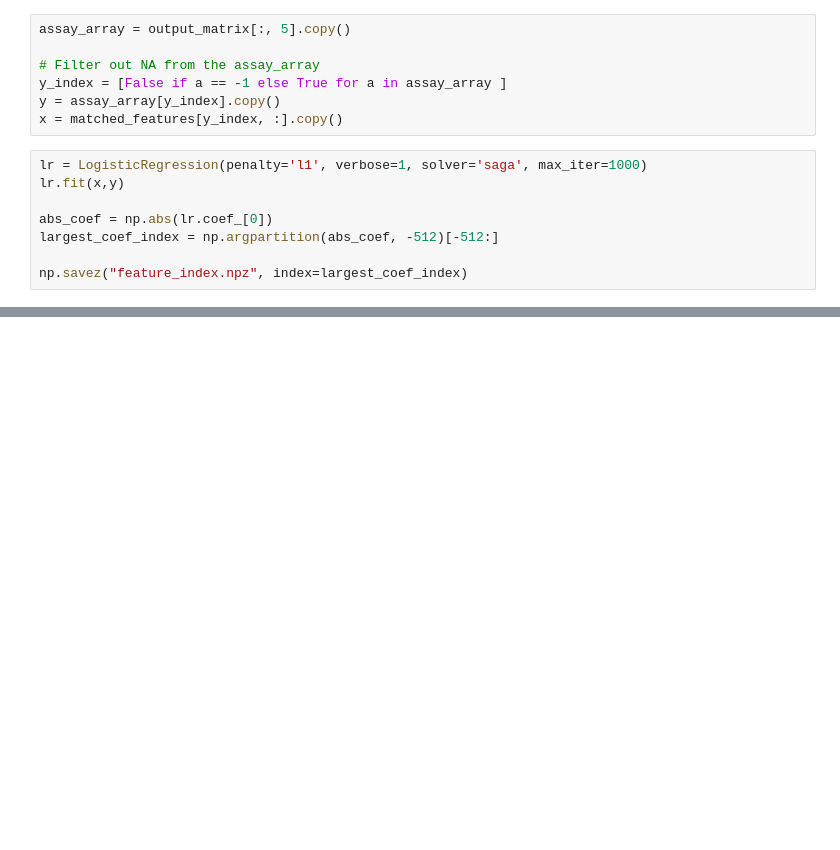
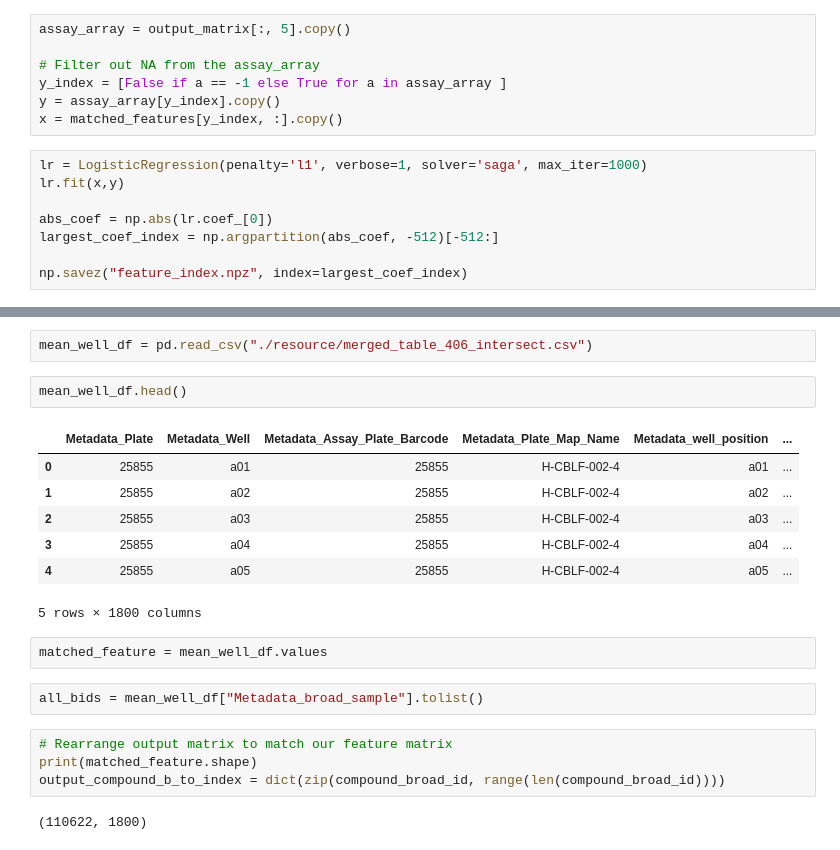
Before and after one commit to gitter-lab/pharmaco-image, a Jupyter notebook: assay_prediction.ipynb, the cells around one changed output, grey strips where cells are left out. Drawn from its saved outputs; the diff is of its cells as text; blank space fills up the shorter version.

Commit message:
Build mean well cellprofiler fature and output matrix

```diff
--- a/assay_prediction.ipynb
+++ b/assay_prediction.ipynb
@@ -415,0 +616,22 @@ We finished training with 212 assays (ignoring collision) with full 4096 feature
+# %%
+mean_well_df = pd.read_csv("./resource/merged_table_406_intersect.csv")
+# %%
+mean_well_df.head()
+# %% [output]
+|  | Metadata_Plate | Metadata_Well | Metadata_Assay_Plate_Barcode | Metadata_Plate_Map_Name | Metadata_well_position | ... |
+| 0 | 25855 | a01 | 25855 | H-CBLF-002-4 | a01 | ... |
+| 1 | 25855 | a02 | 25855 | H-CBLF-002-4 | a02 | ... |
+| 2 | 25855 | a03 | 25855 | H-CBLF-002-4 | a03 | ... |
+| 3 | 25855 | a04 | 25855 | H-CBLF-002-4 | a04 | ... |
+| 4 | 25855 | a05 | 25855 | H-CBLF-002-4 | a05 | ... |
+5 rows × 1800 columns
+# %%
+matched_feature = mean_well_df.values
+# %%
+all_bids = mean_well_df["Metadata_broad_sample"].tolist()
+# %%
+# Rearrange output matrix to match our feature matrix
+print(matched_feature.shape)
+output_compound_b_to_index = dict(zip(compound_broad_id, range(len(compound_broad_id))))
+# %% [output]
+(110622, 1800)
```
Also changed, not shown: parts of 34 cells of this notebook, 2 other files.
